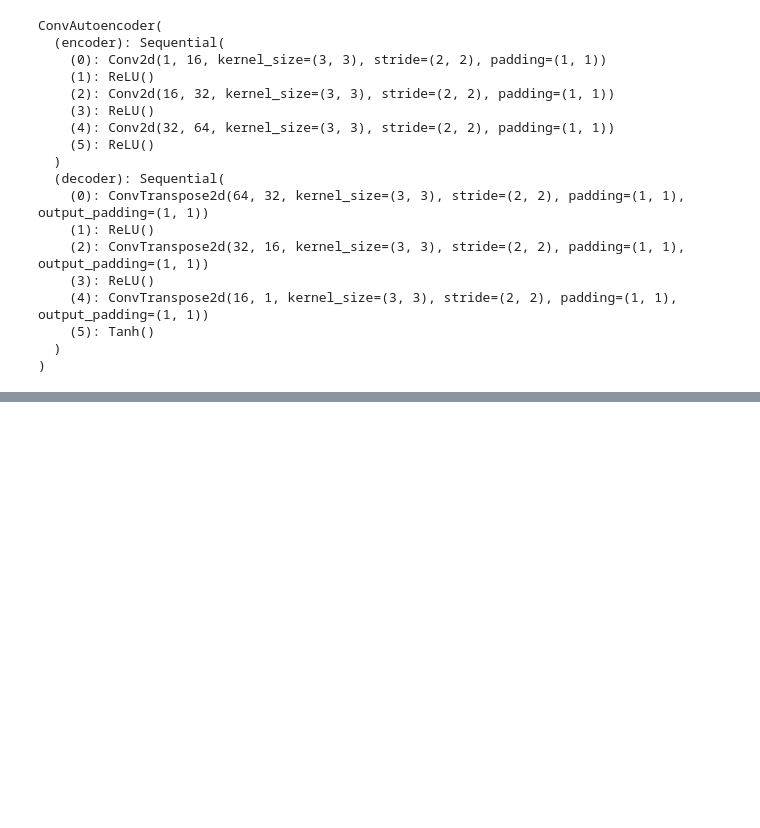
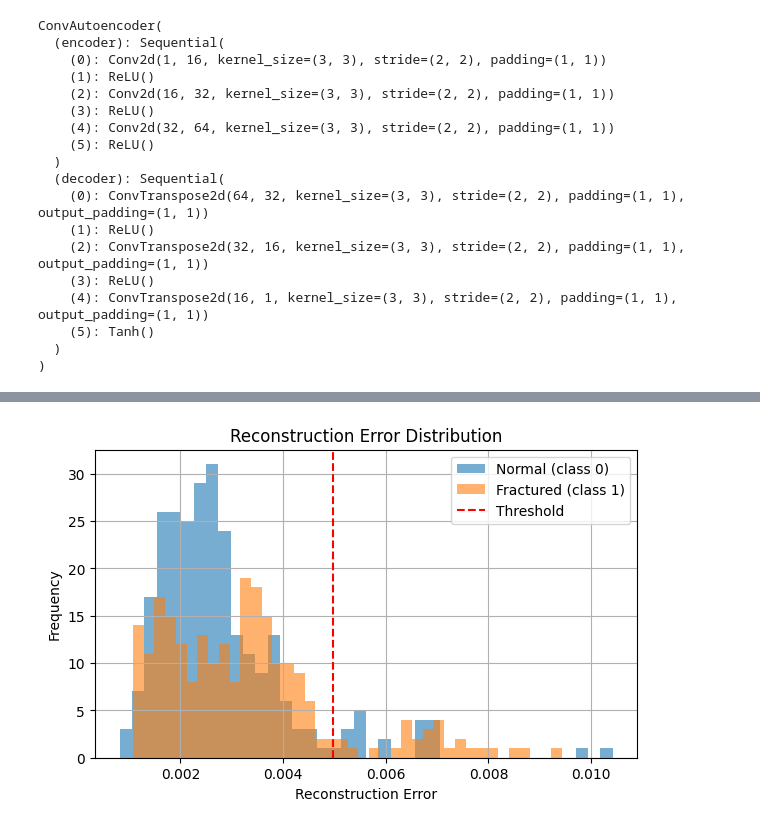
Before and after one commit to anaanarello/Redes-Neuronales, a Jupyter notebook: autoencoder.ipynb, the cells around one changed output, grey strips where cells are left out. Saved outputs shown, nothing was run; the diff lists cells and outputs as text; code cells hidden in the pictures; blank space fills up the shorter version.

```diff
--- a/autoencoder.ipynb
+++ b/autoencoder.ipynb
@@ -365,0 +526,23 @@ El autoencoder convolucional fue entrenado exclusivamente con imágenes de la cl
+# %%
+# reconstruction error distribution
+
+# compute errors on test set
+test_errors, test_labels = reconstruction_errors(ae_model, test_loader, device)
+
+normal_errors = test_errors[test_labels == 0].numpy()
+fractured_errors = test_errors[test_labels == 1].numpy()
+
+plt.figure(figsize=(7, 4))
+plt.hist(normal_errors, bins=40, alpha=0.6, label='Normal (class 0)')
+plt.hist(fractured_errors, bins=40, alpha=0.6, label='Fractured (class 1)')
+
+plt.axvline(threshold.item(), color='red', linestyle='--', label='Threshold')
+
+plt.title("Reconstruction Error Distribution")
+plt.xlabel("Reconstruction Error")
+plt.ylabel("Frequency")
+plt.legend()
+plt.grid(True)
+plt.show()
+# %% [output]
+[figure, added]
```
Also changed, not shown: parts of 43 cells of this notebook.
